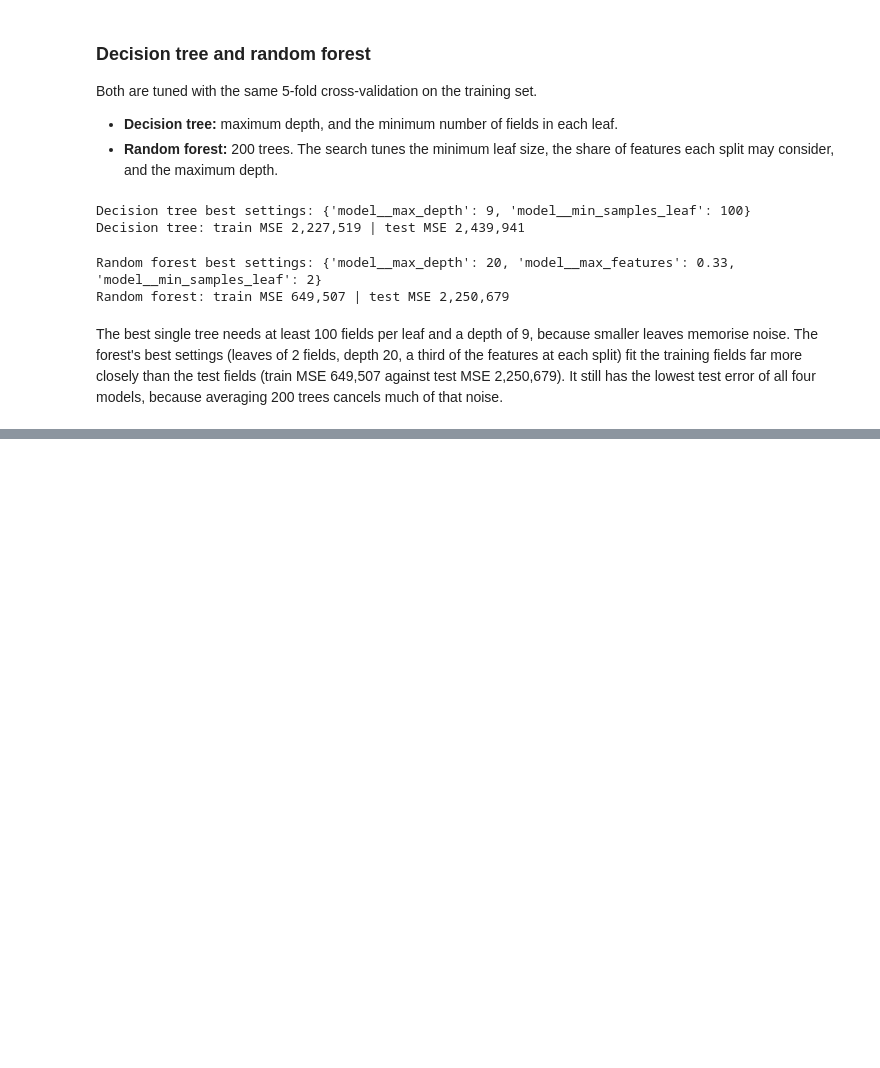
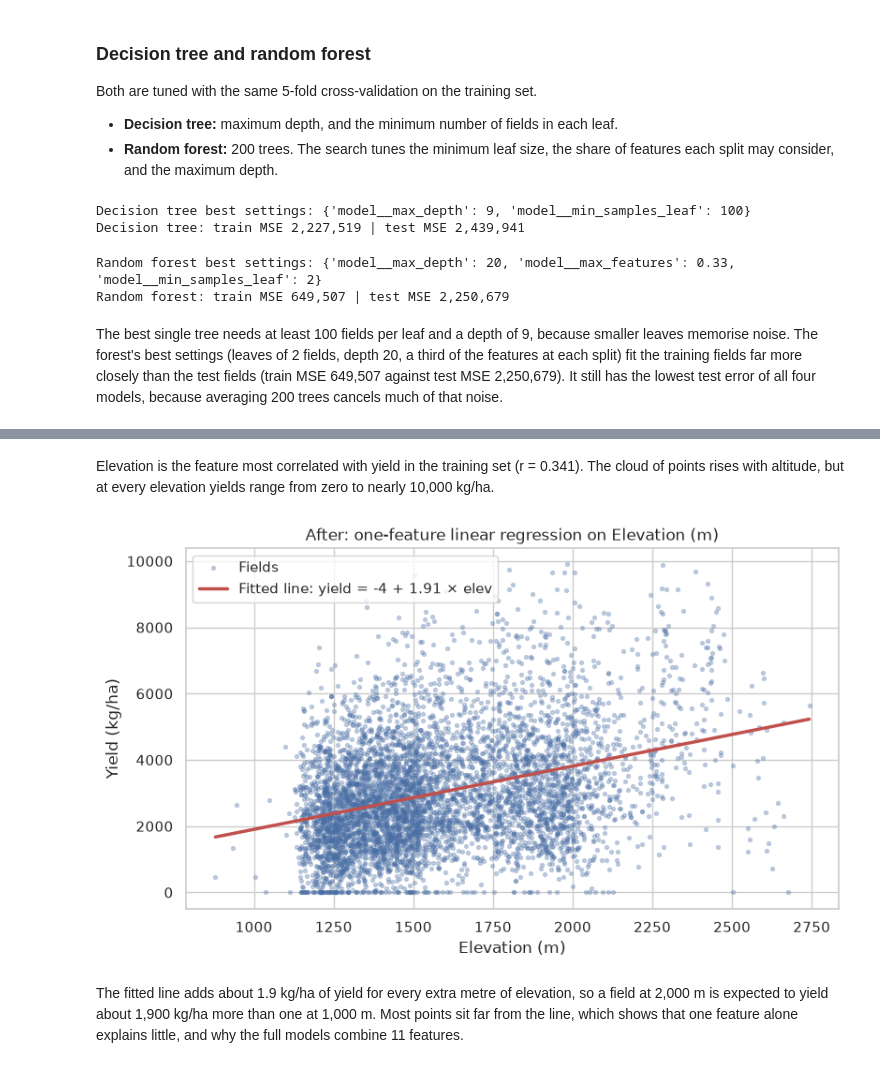
Before and after one commit to Kiguru-Alu/linear_regression_model, a Jupyter notebook: summative/linear_regression/multivariate.ipynb, the cells around one changed output, grey strips where cells are left out. Cells and saved outputs as stored; diff of their text form; code cells hidden in the pictures; blank space fills up the shorter version.

```diff
--- a/summative/linear_regression/multivariate.ipynb
+++ b/summative/linear_regression/multivariate.ipynb
@@ -621,0 +672,19 @@ The best single tree needs at least 100 fields per leaf and a depth of 9, becaus
+# %% [markdown]
+Elevation is the feature most correlated with yield in the training set (r = 0.341). The cloud of points rises with altitude, but at every elevation yields range from zero to nearly 10,000 kg/ha.
+# %%
+single = X_train[[top_feature]].join(y_train).dropna()
+line_model = LinearRegression().fit(single[[top_feature]], single[TARGET])
+x_line = pd.DataFrame({top_feature: np.linspace(single[top_feature].min(), single[top_feature].max(), 100)})
+
+fig, ax = plt.subplots(figsize=(9, 5))
+ax.scatter(single[top_feature], single[TARGET], s=8, alpha=0.3, color="#4a6fa5", label="Fields")
+ax.plot(x_line[top_feature], line_model.predict(x_line), color="#c0504d", linewidth=2.5,
+        label=f"Fitted line: yield = {line_model.intercept_:,.0f} + {line_model.coef_[0]:.2f} × {top_feature}")
+ax.set(title=f"After: one-feature linear regression on {LABELS[top_feature]}", xlabel=LABELS[top_feature],
+       ylabel="Yield (kg/ha)")
+ax.legend()
+plt.show()
+# %% [output]
+[figure, added]
+# %% [markdown]
+The fitted line adds about 1.9 kg/ha of yield for every extra metre of elevation, so a field at 2,000 m is expected to yield about 1,900 kg/ha more than one at 1,000 m. Most points sit far from the line, which shows that one feature alone explains little, and why the full models combine 11 features.
```
Also changed, not shown: parts of 5 cells of this notebook.
